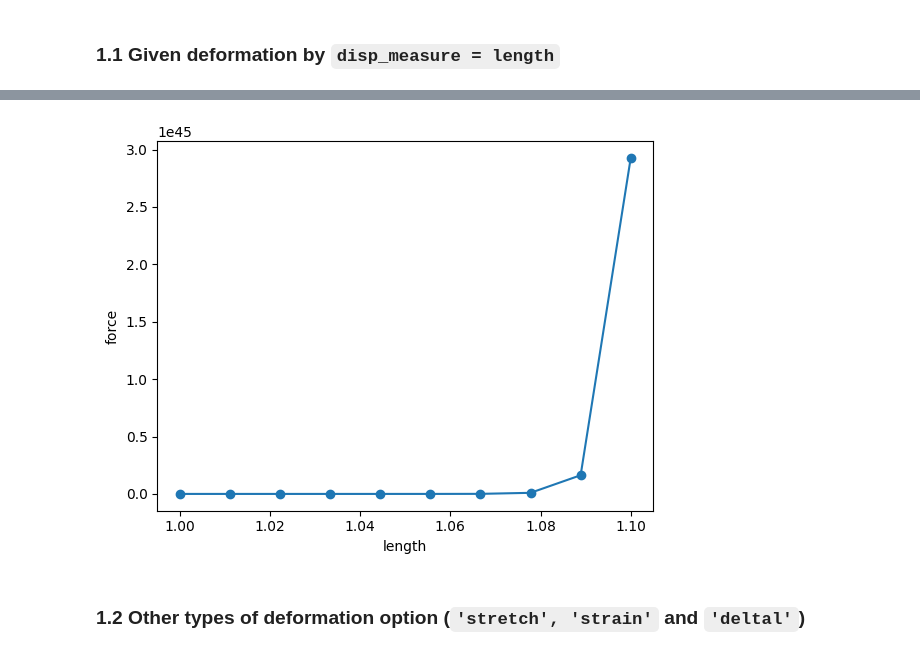
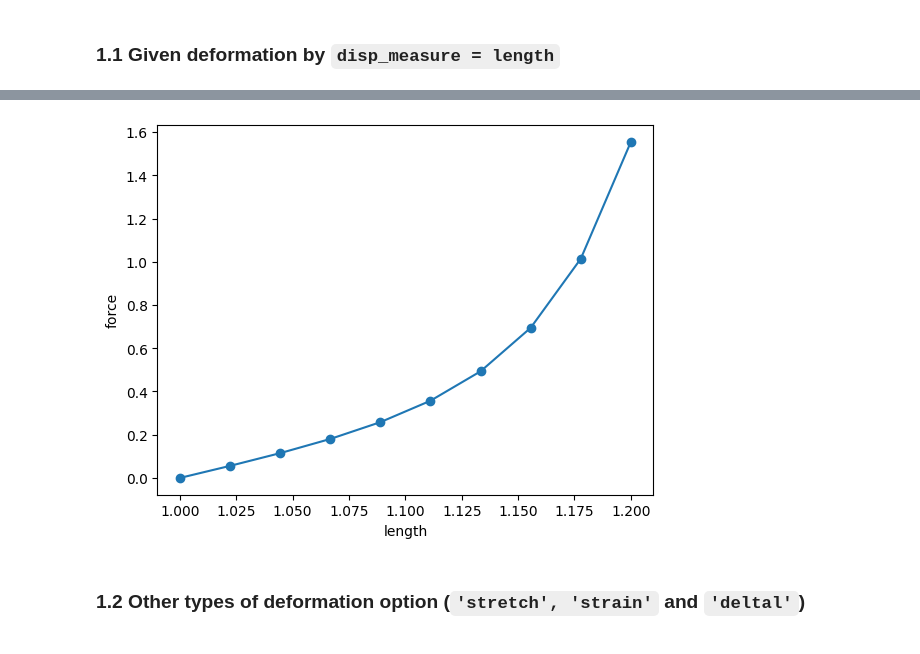
Before and after one commit to ankushaggarwal/pymecht, a Jupyter notebook: Examples/Uniaxial_extension.ipynb, the cells around one changed output, grey strips where cells are left out. Saved outputs shown, nothing was run; the diff lists cells and outputs as text; code cells hidden in the pictures.

```diff
--- a/Examples/Uniaxial_extension.ipynb
+++ b/Examples/Uniaxial_extension.ipynb
@@ -59,18 +69,18 @@ k3_1              0.10        No          0.00        0.33
 ------------------------------------------------------------------
 # %%
 #give applied displacement
-applied_length = np.linspace(1,1.1,10)
+applied_length = np.linspace(1, 1.2, 10)
 
 #calculating force
 force = sample.disp_controlled(applied_length,sample_params)
 
 #post-processing
 plt.plot(applied_length,force,'-o')
 plt.ylabel('force')
 plt.xlabel('length')
 plt.show()
 # %% [output]
-[figure, old version]
+[figure, new version]
 # %% [markdown]
 ### 1.2 Other types of deformation option (`'stretch', 'strain'` and `'deltal'`)
 # %% [markdown]
```
Also changed, not shown: parts of 16 cells of this notebook.
